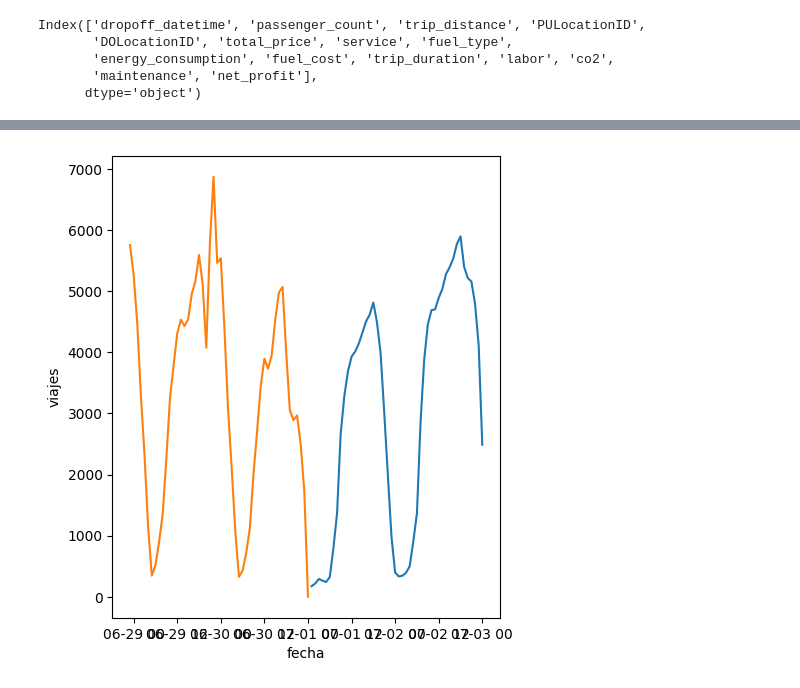
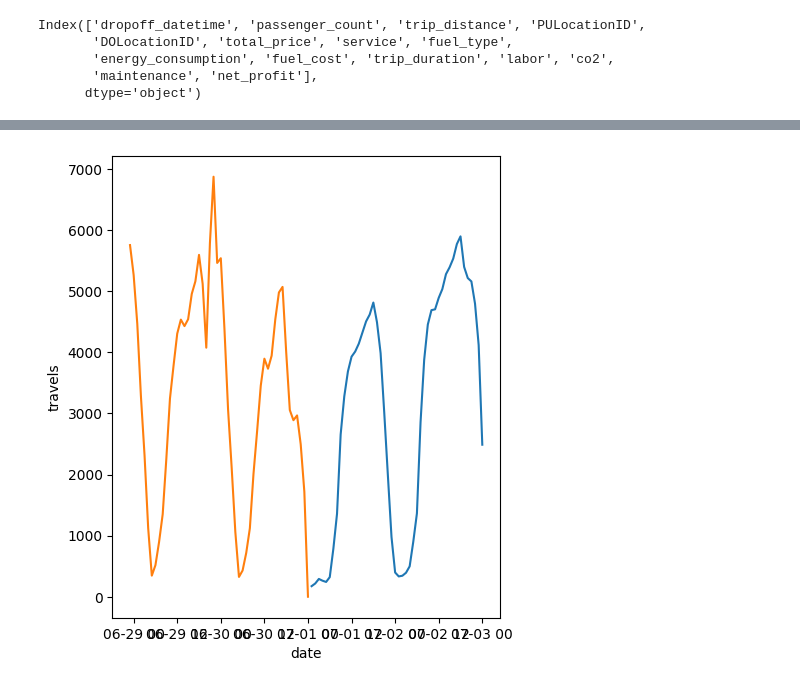
Before and after one commit to Pableren/Cab_Data_Cruise, a Jupyter notebook: Data_Science.ipynb, the cells around one changed output, grey strips where cells are left out. Saved outputs shown, nothing was run; the diff lists cells and outputs as text; code cells hidden in the pictures.

```diff
--- a/Data_Science.ipynb
+++ b/Data_Science.ipynb
@@ -148,3 +178,5 @@ from lightgbm import LGBMRegressor
 # %%
 lags=[1,30,90,180]
 forecaster = ForecasterAutoreg(regressor=LGBMRegressor(random_state=42, verbose=-1), lags=lags)
+forecaster.fit(y=df_hour['travels'])
+predictions = forecaster.predict(steps=48)
@@ -155,4 +183,8 @@ predictions = forecaster.predict(steps=48)
 # %%
-ultima_fecha = df_hour['pickup_datetime'].iloc[-1]
-N = len(predictions)  # Número de predicciones futuras
-fechas_futuras = pd.date_range(start=ultima_fecha, periods=N + 1, freq='H')[1:]  # Excluye la última fecha histórica
+#df_hour.reset_index(inplace=True)
+last_date = df_hour['pickup_datetime'].iloc[-1]
+number_predictions = len(predictions)  # Número de predicciones futuras
+future_dates = pd.date_range(start=last_date, periods=number_predictions + 1, freq='H')[1:]
+predictions = pd.DataFrame(predictions)
+predictions['date'] = future_dates
+predictions.columns = ['travels','date']
@@ -200,14 +191,8 @@ predictions = pd.DataFrame(predictions)
-# %%
-# Asignamos estas fechas a tu dataframe de predicciones
-predictions['fecha'] = fechas_futuras
-# %%
-#predictions.rename(columns={'0':'viajes'})
-predictions.columns = ['viajes','fecha']
 # %%
 fig = plt.figure(figsize=(5,6))
 axes = plt.axes()
-sns.lineplot(data=predictions,ax=axes,x=predictions['fecha'],y='viajes')
-sns.lineplot(data=df_hour,ax=axes,x=df_hour['pickup_datetime'][-50:],y='viajes')
+sns.lineplot(data=predictions,ax=axes,x=predictions['date'],y='travels')
+sns.lineplot(data=df_hour,ax=axes,x=df_hour['pickup_datetime'][-50:],y='travels')
 plt.show()
 # %% [output]
-[figure, old version]
+[figure, new version]
```
Also changed, not shown: parts of 28 cells of this notebook.
